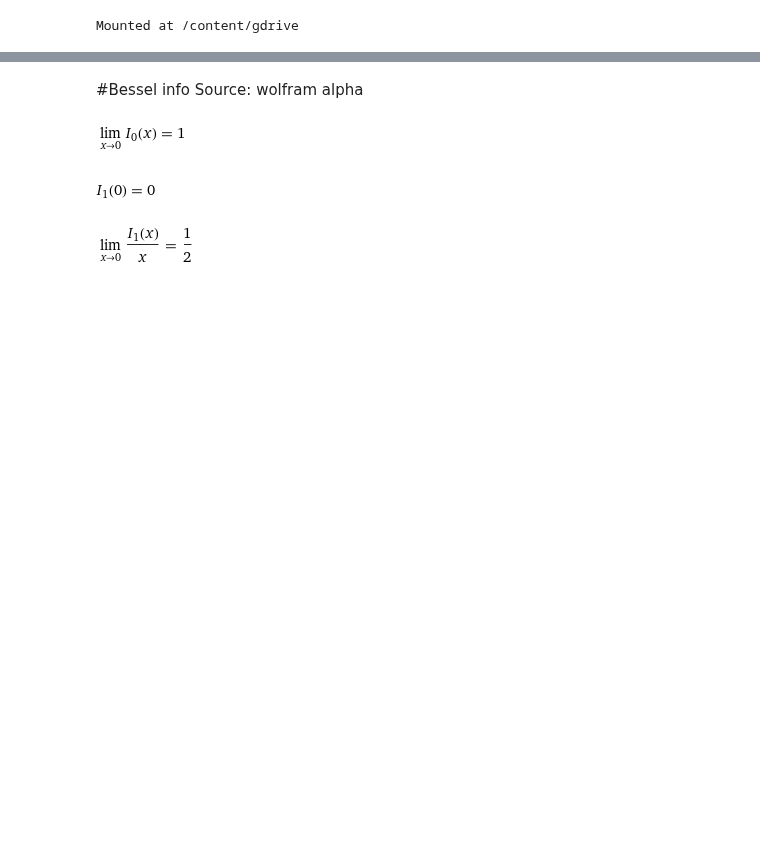
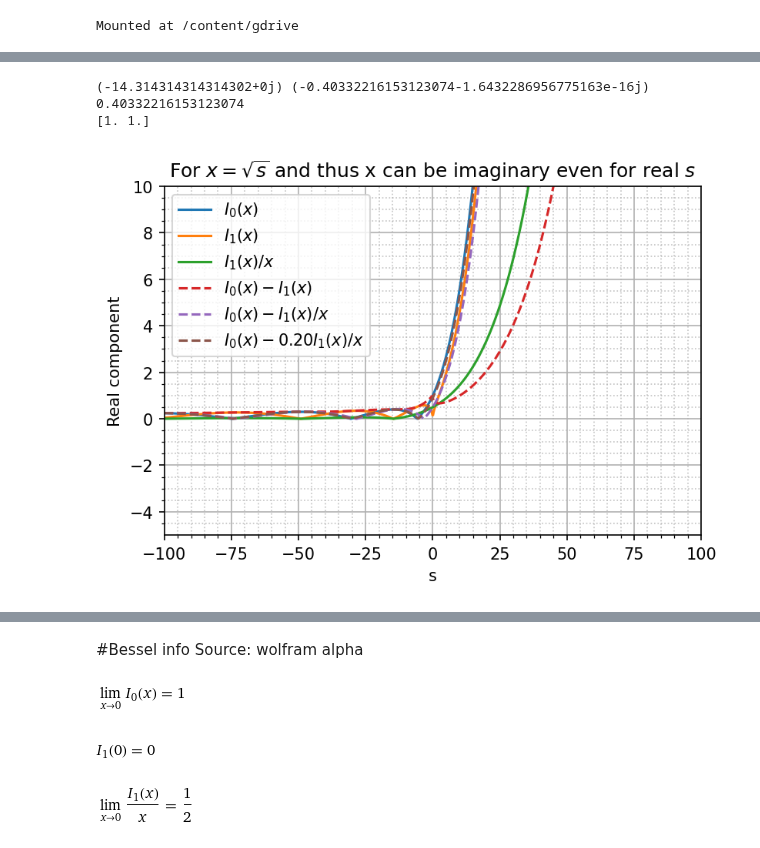
Before and after one commit to ryerrabelli/Yerrabelli-Spector-Poroelastic-Model-Code, a Jupyter notebook: src/TestBessel.ipynb, the cells around one changed output, grey strips where cells are left out. Cells and saved outputs as stored; diff of their text form; code cells hidden in the pictures; blank space fills up the shorter version.

```diff
--- a/src/TestBessel.ipynb
+++ b/src/TestBessel.ipynb
@@ -221,0 +147,71 @@ $Cohen$
+# %%
+use_rt = True  #@param {type:"boolean"}
+# 1 for real comp, 1j or -1 for imag comp, anything else for mag
+plot_y_comp =  0 #@param [0,1,-1,"1j","np.inf", "np.pi"] {type:"raw"}
+scale_logp = False #@param {type:"boolean"}
+alpha = 0.2 #@param {type:"slider", min:0, max:1, step:0.1}
+
+def ychange(vals):
+    if plot_y_comp in [1j, -1, -1j]:
+        vals = np.imag(vals)
+    elif plot_y_comp == 1:
+        vals = np.real(vals)
+    elif plot_y_comp == np.inf:
+        vals_ind = np.argmin( [np.abs(np.real(vals)), np.abs(np.imag(vals))], axis=0 )
+        vals = np.where(vals_ind, np.real(vals), np.imag(vals))
+        #print(vals_ind)
+        #print(np.argmax( [np.abs(np.real(vals)), np.abs(np.imag(vals))], axis=0 ))
+        #print([np.abs(np.real(vals)), np.abs(np.imag(vals))])
+    elif np.abs(plot_y_comp-np.pi) <= 0.01:
+        vals = np.angle(vals)
+    else:
+        vals = np.absolute(vals)
+    if scale_logp:
+        return np.log1p(np.abs(vals))
+    else:
+        return vals
+
+if use_rt:
+    s=np.linspace(start=-100, stop=100, num=1000, endpoint=True)+0j
+else:
+    s=np.linspace(start=-10, stop=10, num=1000, endpoint=True)+0j
+
+fig = plt.figure()
+fig.set_dpi(150)
+
+if use_rt:
+    x = np.sqrt(s+0j)
+    plt.title(r"For $x=\sqrt{s}$ and thus x can be imaginary even for real $s$")
+else:
+    x = s
+    plt.title(r"For $x=s$")
+
+for v in [0,1]:
+    plt.plot(s, ychange(Iv(x,v=v)), label=f"$I_{v}(x)$")
+plt.plot(s, ychange(I1(x)/x), label=f"$I_{1}(x)/x$")
+plt.plot(s, ychange(I0(x)-I1(x)),"--", label=f"$I_{0}(x)-I_{1}(x)$")
+plt.plot(s, ychange(I0(x)-I1(x)/x),"--", label=f"$I_{0}(x)-I_{1}(x)/x$")
+yuneven = I0(x)-alpha*I1(x)/x
+plt.plot(s, ychange(yuneven),"--", label=f"$I_0(x)-{alpha:.2f}I_1(x)/x$")
+argminind = np.argmin(yuneven)
+print(s[argminind], yuneven[argminind], ychange(yuneven[argminind]) )
+#plt.plot(s[argminind], ychange(yuneven[argminind]),"o")
+
+plt.xlabel("s")
+
+plt.legend()
+plt.grid(which="major")  # set major grid lines
+plt.grid(which="minor", alpha=0.75, linestyle=":")  # set minor grid lines, but make them less visible
+plt.axes().xaxis.set_minor_locator(matplotlib.ticker.AutoMinorLocator())
+plt.axes().yaxis.set_minor_locator(matplotlib.ticker.AutoMinorLocator())
+plt.xlim([np.min(s),np.max(s)])
+if scale_logp: #np.median(np.abs((ychange(x)-x)/x)) > 0.1
+    plt.ylabel("$ln(1+|y|)$, " + ("Imag" if plot_y_comp in [1j,-1,-1j] else "Real") + " component" )
+    plt.ylim([-5,10])
+else:
+    plt.ylabel(("Imag" if plot_y_comp in [1j,-1,-1j] else "Real") + " component" )
+    #plt.ylim([-500,1000])
+    plt.ylim([-5,10])
+
+print(np.abs([-1j,1j]))
+# %% [output]
@@ -221,0 +219,3 @@ $Cohen$
+(-14.314314314314302+0j) (-0.40332216153123074-1.6432286956775163e-16j) 0.40332216153123074
+[1. 1.]
+[figure, added]
```
Also changed, not shown: parts of 6 cells of this notebook, 2 other files.
